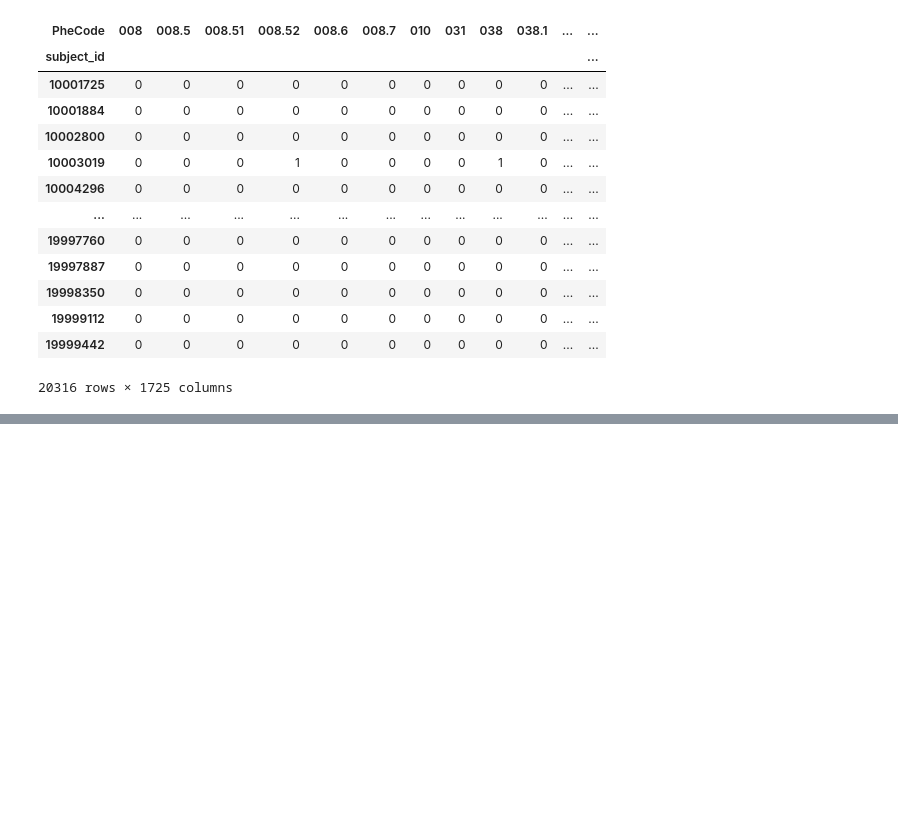
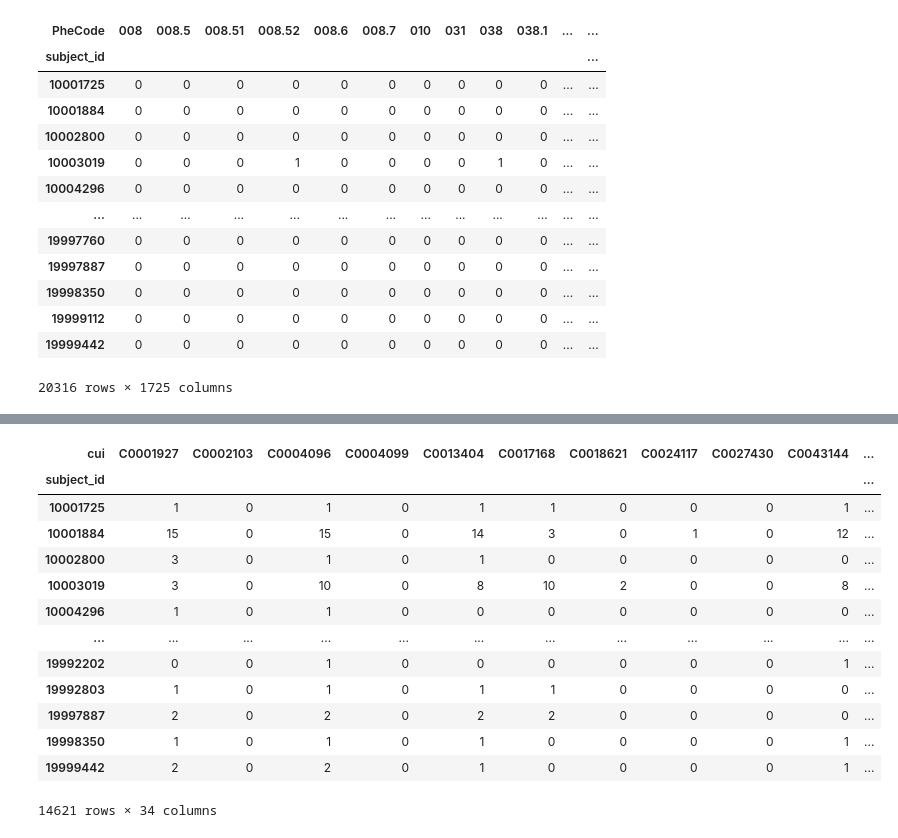
Before and after one commit to apvidul/EHR-Processing-Tutorial, a Jupyter notebook: EHR-Pipeline-Part3.ipynb, the cells around one changed output, grey strips where cells are left out. Saved outputs shown, nothing was run; the diff lists cells and outputs as text; code cells hidden in the pictures; blank space fills up the shorter version.

```diff
--- a/EHR-Pipeline-Part3.ipynb
+++ b/EHR-Pipeline-Part3.ipynb
@@ -311,0 +521,3 @@ NameError: name 'base_directory' is not defined
+# %%
+asthma_cohort_notes.dropna(inplace=True)
+display(asthma_cohort_notes)
@@ -311,0 +538,6 @@ NameError: name 'base_directory' is not defined
+# %%
+#Expand the note_cui_list column to have one CUI per row
+
+asthma_cohort_notes = asthma_cohort_notes[['subject_id','date','note_cui_list']]
+asthma_cohort_notes = asthma_cohort_notes.explode('note_cui_list')
+display(asthma_cohort_notes)
@@ -311,0 +558,6 @@ NameError: name 'base_directory' is not defined
+# %%
+# Drop Duplicates
+
+asthma_cohort_notes.drop_duplicates(inplace=True)
+asthma_cohort_notes=asthma_cohort_notes.rename(columns={"note_cui_list":"cui"})
+display(asthma_cohort_notes)
@@ -311,0 +578,3 @@ NameError: name 'base_directory' is not defined
+# %%
+cui_counts_per_patient = asthma_cohort_notes.groupby(['subject_id', 'cui']).size().reset_index(name='counts')
+display(cui_counts_per_patient)
@@ -311,0 +595,21 @@ NameError: name 'base_directory' is not defined
+# %%
+cui_counts_per_patient_matrixformat = cui_counts_per_patient.pivot_table(index='subject_id', columns='cui', values='counts', fill_value=0)
+display(cui_counts_per_patient_matrixformat)
+
+
+cui_counts_per_patient_matrixformat.to_csv(os.path.join(cohort_aggregateddata_nlp_directory,"CUI_counts.csv"),index=None)
+# %% [output]
+| cui | C0001927 | C0002103 | C0004096 | C0004099 | C0013404 | C0017168 | C0018621 | C0024117 | C0027430 | C0043144 | ... |
+| subject_id |  |  |  |  |  |  |  |  |  |  | ... |
+| 10001725 | 1 | 0 | 1 | 0 | 1 | 1 | 0 | 0 | 0 | 1 | ... |
+| 10001884 | 15 | 0 | 15 | 0 | 14 | 3 | 0 | 1 | 0 | 12 | ... |
+| 10002800 | 3 | 0 | 1 | 0 | 1 | 0 | 0 | 0 | 0 | 0 | ... |
+| 10003019 | 3 | 0 | 10 | 0 | 8 | 10 | 2 | 0 | 0 | 8 | ... |
+| 10004296 | 1 | 0 | 1 | 0 | 0 | 0 | 0 | 0 | 0 | 0 | ... |
+| ... | ... | ... | ... | ... | ... | ... | ... | ... | ... | ... | ... |
+| 19992202 | 0 | 0 | 1 | 0 | 0 | 0 | 0 | 0 | 0 | 1 | ... |
+| 19992803 | 1 | 0 | 1 | 0 | 1 | 1 | 0 | 0 | 0 | 0 | ... |
+| 19997887 | 2 | 0 | 2 | 0 | 2 | 2 | 0 | 0 | 0 | 0 | ... |
+| 19998350 | 1 | 0 | 1 | 0 | 1 | 0 | 0 | 0 | 0 | 1 | ... |
+| 19999442 | 2 | 0 | 2 | 0 | 1 | 0 | 0 | 0 | 0 | 1 | ... |
+14621 rows × 34 columns
```
Also changed, not shown: parts of 34 cells of this notebook, 4 other files.
